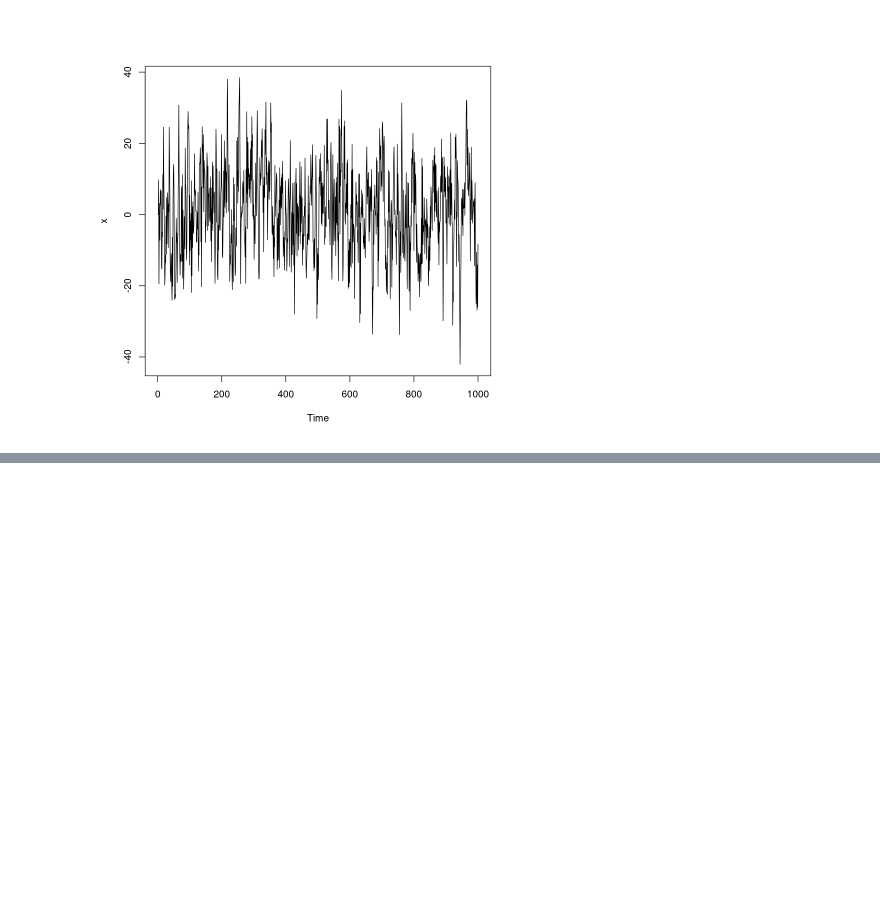
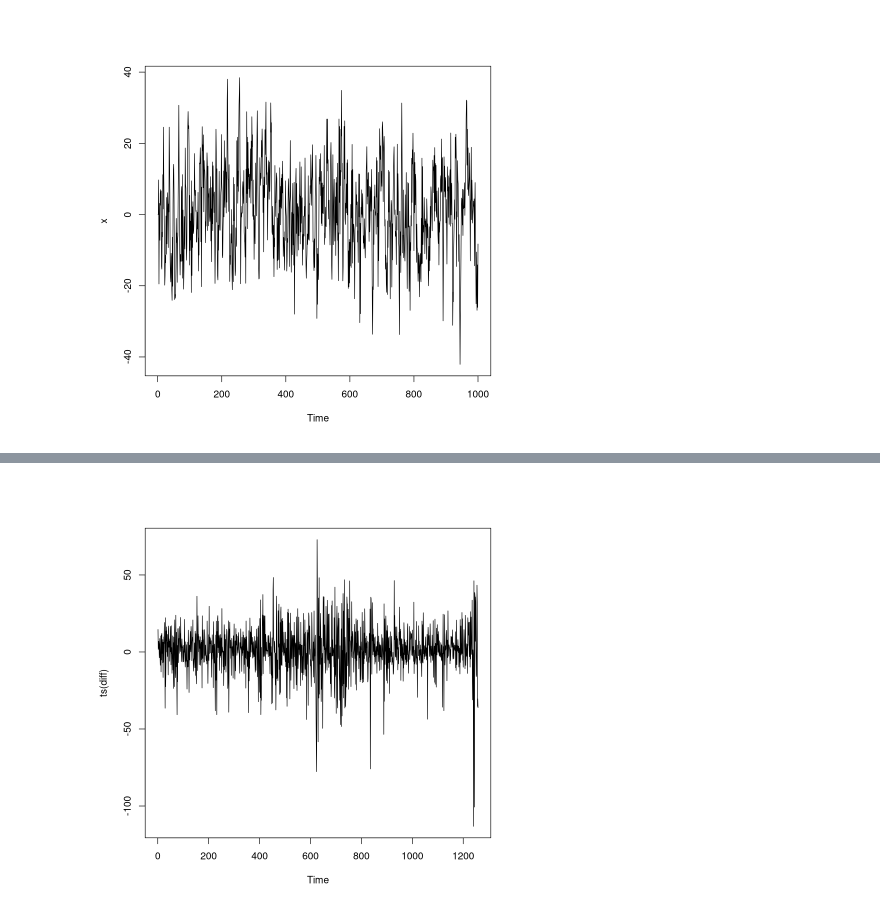
Before and after one commit to eghaymore/sim, a Jupyter notebook: TimeSeriesSim.ipynb, the cells around one changed output, grey strips where cells are left out. Saved outputs shown, nothing was run; the diff lists cells and outputs as text; code cells hidden in the pictures; blank space fills up the shorter version.

```diff
--- a/TimeSeriesSim.ipynb
+++ b/TimeSeriesSim.ipynb
@@ -94,0 +81,8 @@ var(1:10) # 9.166667 var(1:5, 1:5) # 2.5 ## Two simple vectors cor(1:10, 2:11) #
+# %%
+diff = c()
+for (i in 2:1259) {
+    diff[i-1] = sp500[i] - sp500[i-1]
+}
+plot(ts(diff))
+# %% [output]
+[figure, added]
```
Also changed, not shown: parts of 5 cells of this notebook, 1 other file.
